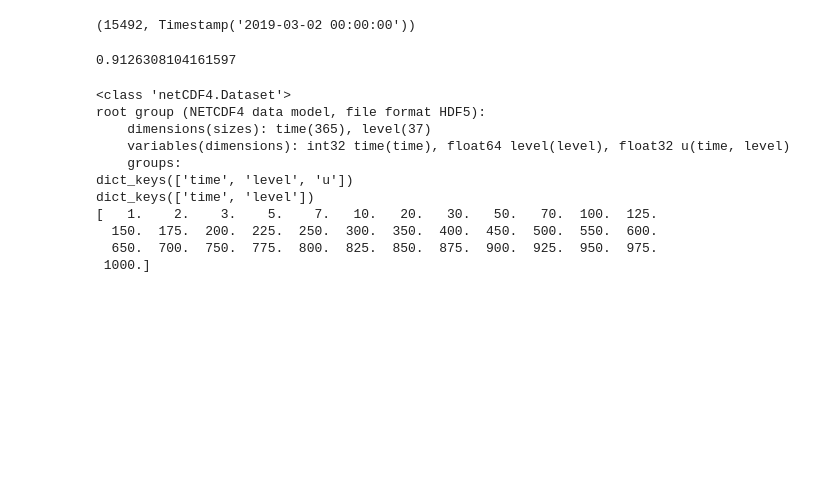
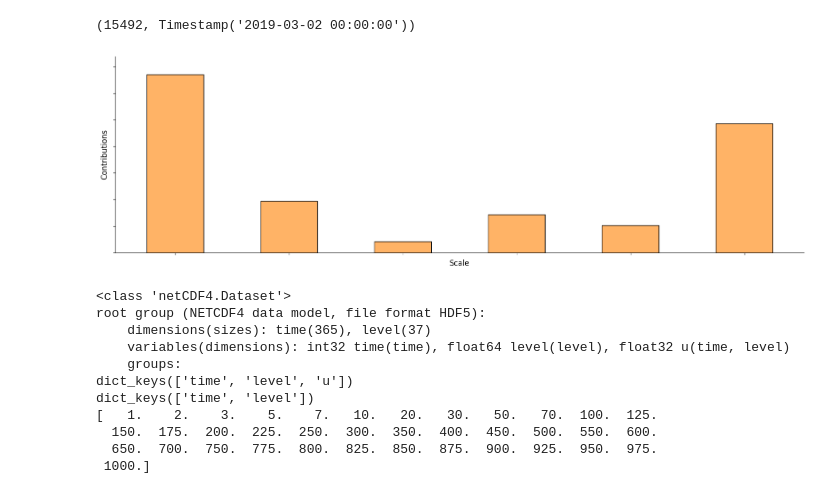
Before and after one commit to Matthew-ymz/Time-series-forecasting-for-causal-emergence, a Jupyter notebook: preprocessing/preprocess_qbo.ipynb, the cells around one changed output. Cells and saved outputs as stored; diff of their text form; code cells hidden in the pictures; blank space fills up the shorter version.

```diff
--- a/preprocessing/preprocess_qbo.ipynb
+++ b/preprocessing/preprocess_qbo.ipynb
@@ -19,10 +19,43 @@ days_difference = (end_date - start_date).days
 days_difference,end_time
 # %% [output]
 (15492, Timestamp('2019-03-02 00:00:00'))
-# %%
-14245,15492
-# %% [output]
-0.9126308104161597
+# %%
+import matplotlib.pyplot as plt
+import numpy as np
+
+# 数据
+#[0.5, 0.5, 0.05, 0.3, 0.2, 0.95]
+data = [1.342, 0.3879999999999999, 0.08299999999999996, 0.28700000000000014, 0.20500000000000007, 0.972]
+
+# 创建柱状图
+fig, ax = plt.subplots(figsize=(16, 5))
+
+# 绘制柱状图，使用低饱和度的橘黄色
+bars = ax.bar(np.arange(len(data)), data, width=0.5, color='#FFB366', edgecolor='black')
+
+# 设置y轴范围
+ax.set_ylim(0, max(data) * 1.1)
+
+# 添加y轴标签
+ax.set_ylabel('Contributions', fontsize=12)
+
+# 添加x轴标签
+ax.set_xlabel('Scale', fontsize=12)
+
+
+# 移除顶部和右侧边框
+ax.spines['top'].set_visible(False)
+ax.spines['right'].set_visible(False)
+
+# 移除x轴和y轴的刻度标签
+ax.set_xticklabels([])
+ax.set_yticklabels([])
+
+# 调整布局并显示图形
+plt.tight_layout()
+plt.show()
+# %% [output]
+[figure, added]
 # %%
 def ind_to_time(i):
     start_date = pd.to_datetime("1979/01/01", format="%Y/%m/%d")
```
Also changed, not shown: parts of 3 cells of this notebook, 11 other files.
